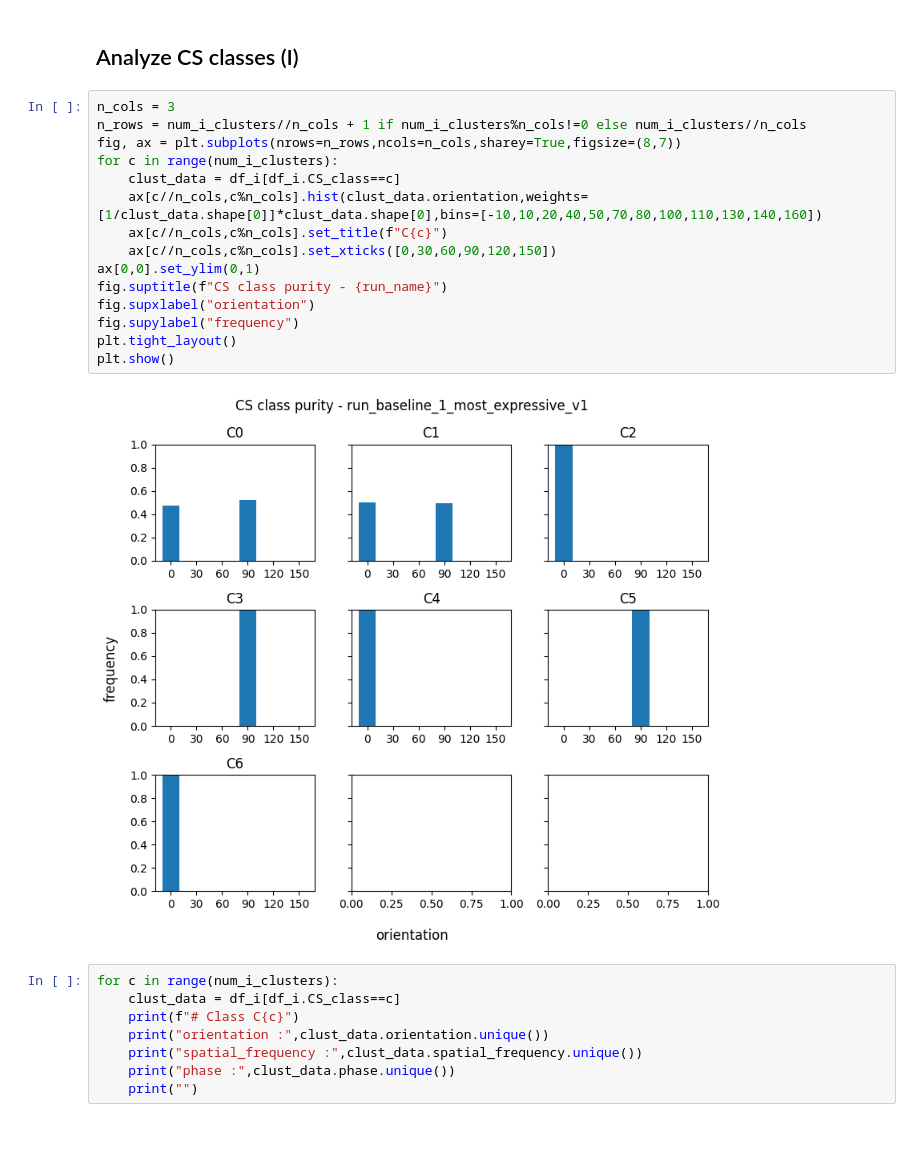
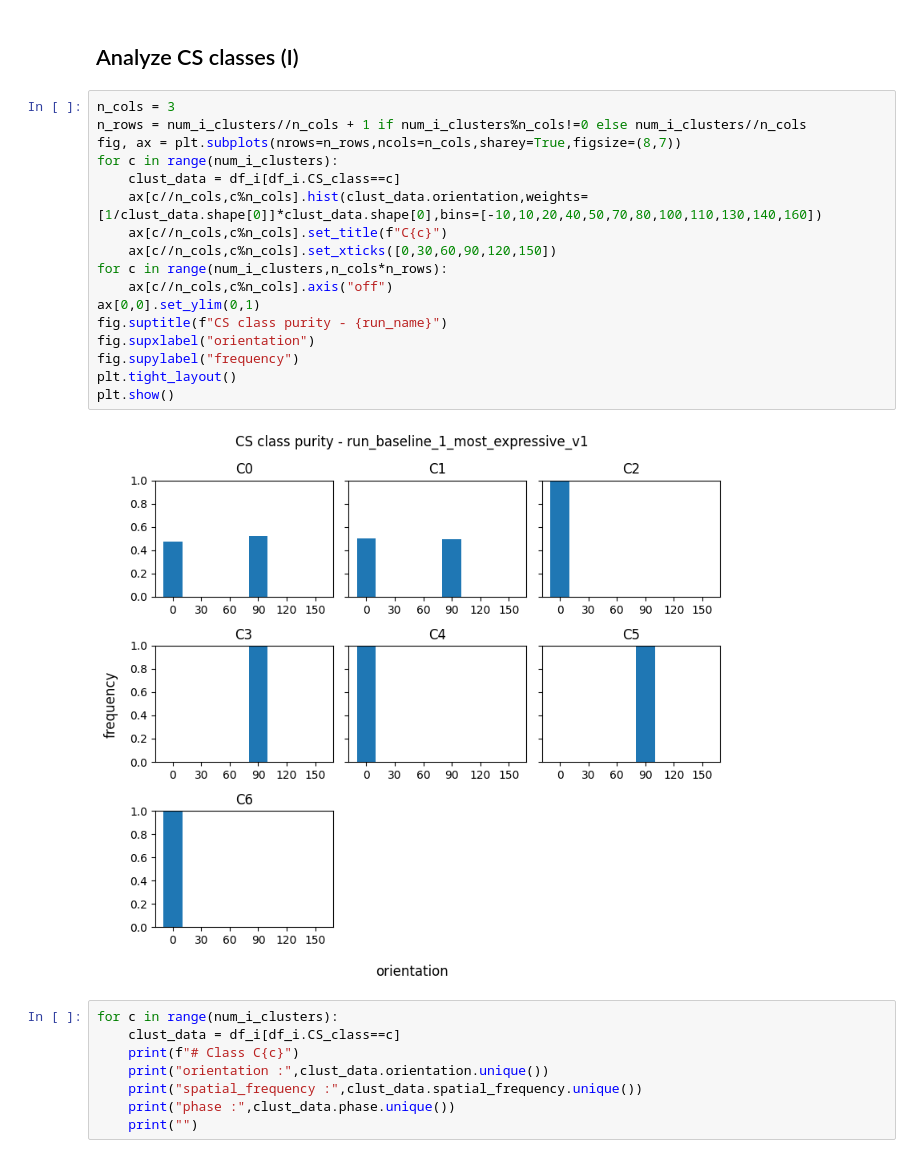
Before and after one commit to PhilSchoeb/ift-6168-project, a Jupyter notebook: analysis.ipynb, the cells around one changed output. Saved outputs shown, nothing was run; the diff lists cells and outputs as text.

```diff
--- a/analysis.ipynb
+++ b/analysis.ipynb
@@ -37,20 +37,22 @@ avg_rasters = get_average_raster(j,j_clust)
 # %%
 n_cols = 3
 n_rows = num_i_clusters//n_cols + 1 if num_i_clusters%n_cols!=0 else num_i_clusters//n_cols
 fig, ax = plt.subplots(nrows=n_rows,ncols=n_cols,sharey=True,figsize=(8,7))
 for c in range(num_i_clusters):
     clust_data = df_i[df_i.CS_class==c]
     ax[c//n_cols,c%n_cols].hist(clust_data.orientation,weights=[1/clust_data.shape[0]]*clust_data.shape[0],bins=[-10,10,20,40,50,70,80,100,110,130,140,160])
     ax[c//n_cols,c%n_cols].set_title(f"C{c}")
     ax[c//n_cols,c%n_cols].set_xticks([0,30,60,90,120,150])
+for c in range(num_i_clusters,n_cols*n_rows):
+    ax[c//n_cols,c%n_cols].axis("off")
 ax[0,0].set_ylim(0,1)
 fig.suptitle(f"CS class purity - {run_name}")
 fig.supxlabel("orientation")
 fig.supylabel("frequency")
 plt.tight_layout()
 plt.show()
 # %% [output]
-[figure, old version]
+[figure, new version]
 # %%
 for c in range(num_i_clusters):
     clust_data = df_i[df_i.CS_class==c]
```
